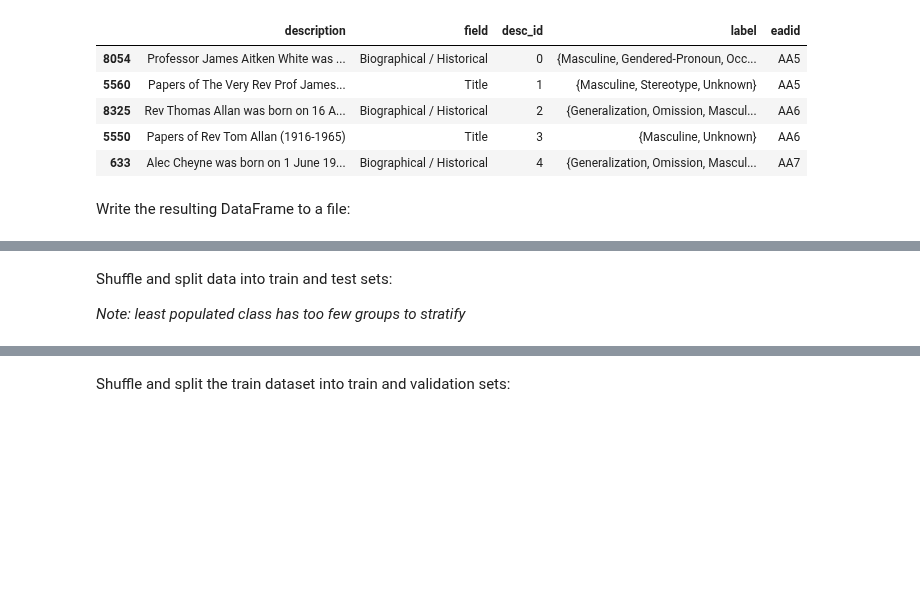
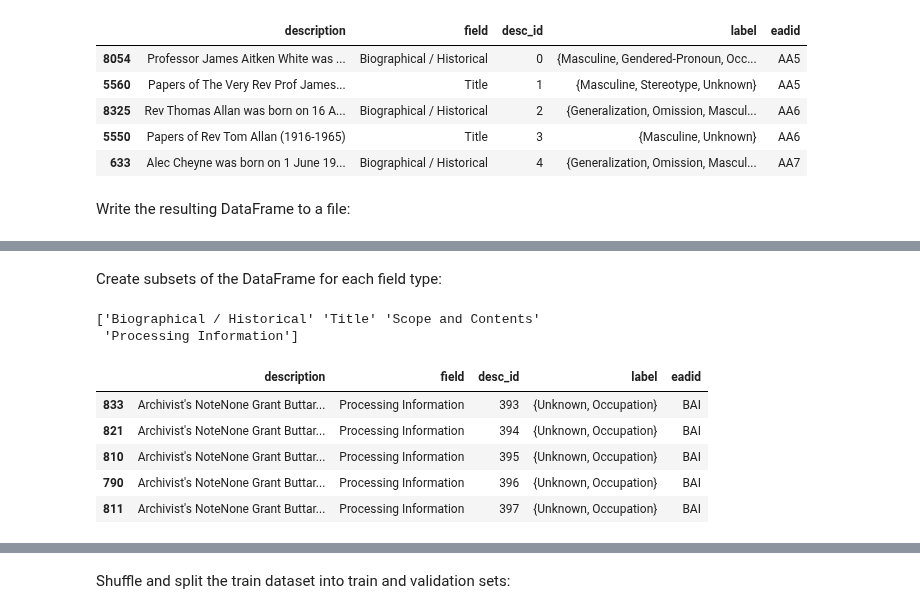
Before and after one commit to thegoose20/gender-bias, a Jupyter notebook: SplitData.ipynb, the cells around one changed output, grey strips where cells are left out. Drawn from its saved outputs; the diff is of its cells as text; code cells hidden in the pictures; blank space fills up the shorter version.

Commit message:
Changing shuffle and subset division approach for classification data subsets

```diff
--- a/SplitData.ipynb
+++ b/SplitData.ipynb
@@ -108,4 +100,0 @@ labels = np.array(list(desc_df.label))
-# %% [markdown]
-Shuffle and split data into train and test sets:
-
-*Note: least populated class has too few groups to stratify*
@@ -111,0 +106,21 @@ Shuffle and split data into train and test sets:
+# %% [markdown]
+Create subsets of the DataFrame for each field type:
+# %%
+field_names = df_joined.field.unique()
+print(field_names)
+# %% [output]
+['Biographical / Historical' 'Title' 'Scope and Contents'
+ 'Processing Information']
+# %%
+df_bh = df_joined.loc[df_joined.field == field_names[0]]
+df_t = df_joined.loc[df_joined.field == field_names[1]]
+df_sc = df_joined.loc[df_joined.field == field_names[2]]
+df_pi = df_joined.loc[df_joined.field == field_names[3]]
+df_pi.head()
+# %% [output]
+|  | description | field | desc_id | label | eadid |
+| 833 | Archivist's NoteNone Grant Buttar... | Processing Information | 393 | {Unknown, Occupation} | BAI |
+| 821 | Archivist's NoteNone Grant Buttar... | Processing Information | 394 | {Unknown, Occupation} | BAI |
+| 810 | Archivist's NoteNone Grant Buttar... | Processing Information | 395 | {Unknown, Occupation} | BAI |
+| 790 | Archivist's NoteNone Grant Buttar... | Processing Information | 396 | {Unknown, Occupation} | BAI |
+| 811 | Archivist's NoteNone Grant Buttar... | Processing Information | 397 | {Unknown, Occupation} | BAI |
```
Also changed, not shown: parts of 6 cells of this notebook.
